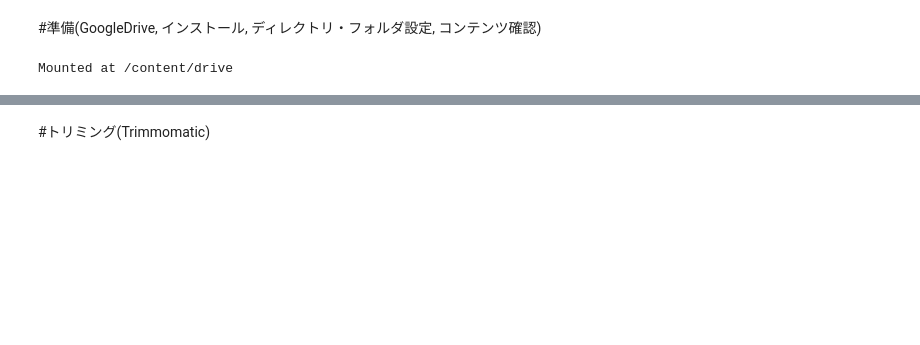
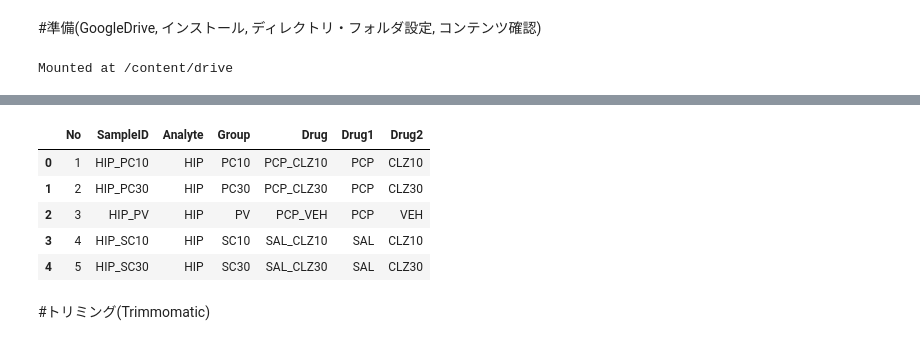
Before and after one commit to akrysm/rnaseq, a Jupyter notebook: RNA_seq.ipynb, the cells around one changed output, grey strips where cells are left out. Saved outputs shown, nothing was run; the diff lists cells and outputs as text; code cells hidden in the pictures; blank space fills up the shorter version.

```diff
--- a/RNA_seq.ipynb
+++ b/RNA_seq.ipynb
@@ -238,3 +134,33 @@ Trimmomatic-0.39.zi 100%[===================>] 130.46K   483KB/s    in 0.3s
+# %%
+#@title サンプルリストの確認
+import os
+import pandas as pd
+
+# ワーキングディレクトリとファイルパス
+DIR_WORK = "/content/drive/MyDrive/RNAseq/rawdata"  #@param ["/content/drive/MyDrive/RNAseq/rawdata", "option1", "option2"] {allow-input: true}
+sample_list_file = "sample_list_original.txt"  #@param ["sample_list.txt", "sample_list_original.txt", "option1"] {allow-input: true}
+
+# ワーキングディレクトリへ移動
+os.chdir(DIR_WORK)
+
+# データフレームに読み込む
+df = pd.read_csv(sample_list_file, delimiter='\t')  # デリミターはタブに設定していますが、必要に応じて変更してください
+
+# 最初の数行を表示
+# print(df.head())
+display(df.head().style)
+
+# with open(sample_list_file, 'r') as file:
+#     for i in range(5):  # 最初の5行を表示
+#         line = file.readline()
+#         print(line)
+# %% [output]
+|  | No | SampleID | Analyte | Group | Drug | Drug1 | Drug2 |
+| 0 | 1 | HIP_PC10 | HIP | PC10 | PCP_CLZ10 | PCP | CLZ10 |
+| 1 | 2 | HIP_PC30 | HIP | PC30 | PCP_CLZ30 | PCP | CLZ30 |
+| 2 | 3 | HIP_PV | HIP | PV | PCP_VEH | PCP | VEH |
+| 3 | 4 | HIP_SC10 | HIP | SC10 | SAL_CLZ10 | SAL | CLZ10 |
+| 4 | 5 | HIP_SC30 | HIP | SC30 | SAL_CLZ30 | SAL | CLZ30 |
 # %% [markdown]
 #トリミング(Trimmomatic)
 # %%
```
Also changed, not shown: parts of 26 cells of this notebook.
